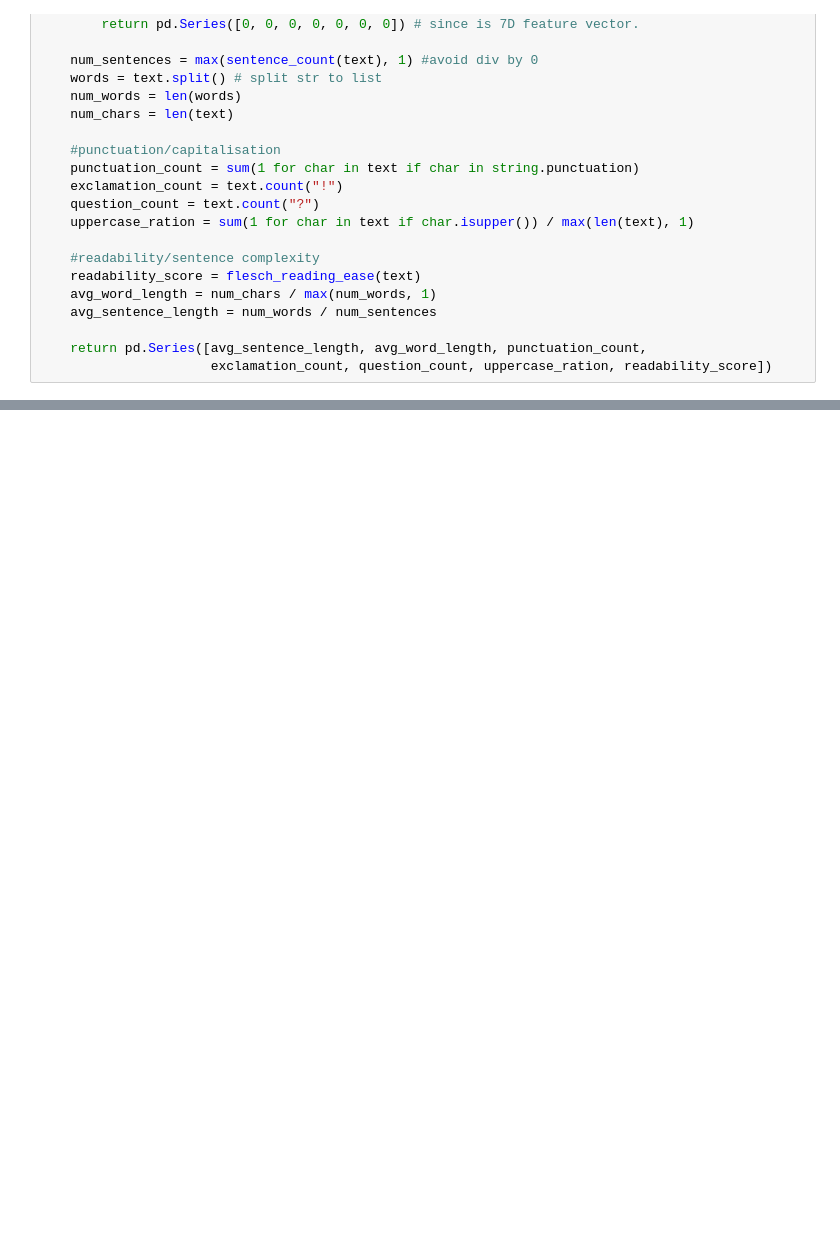
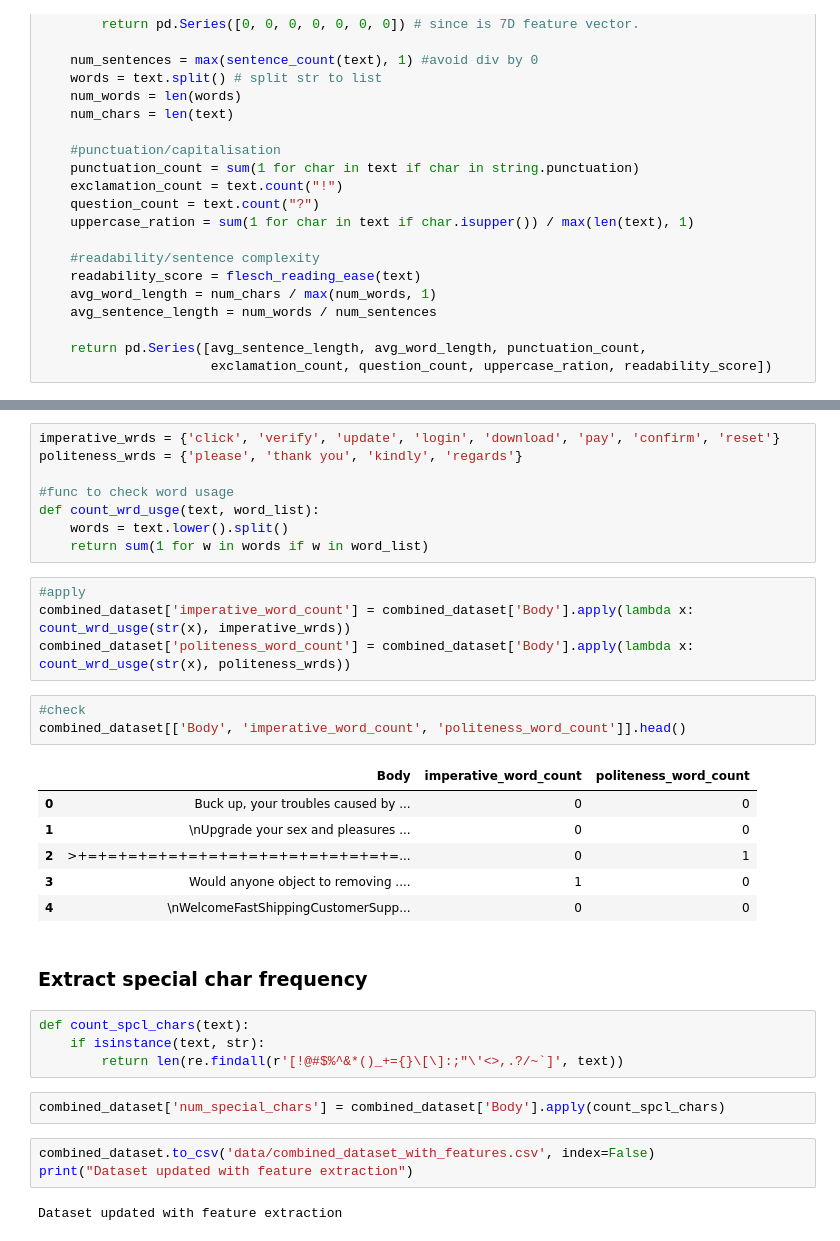
Before and after one commit to EllenBritton-LeBihan/COMP3000-Computing-Project, a Jupyter notebook: src/dataset_trials_jupyter.ipynb, the cells around one changed output, grey strips where cells are left out. Drawn from its saved outputs; the diff is of its cells as text; blank space fills up the shorter version.

Commit message:
Updated RF model and undergone better data preprocessing for contextual application in project. Testing if works when integrating with flask app.

```diff
--- a/src/dataset_trials_jupyter.ipynb
+++ b/src/dataset_trials_jupyter.ipynb
@@ -182,0 +243,35 @@ AttributeError: module 'pandas' has no attribute 'insull'
+# %%
+imperative_wrds = {'click', 'verify', 'update', 'login', 'download', 'pay', 'confirm', 'reset'}
+politeness_wrds = {'please', 'thank you', 'kindly', 'regards'}
+
+#func to check word usage
+def count_wrd_usge(text, word_list):
+    words = text.lower().split()
+    return sum(1 for w in words if w in word_list)
+# %%
+#apply
+combined_dataset['imperative_word_count'] = combined_dataset['Body'].apply(lambda x: count_wrd_usge(str(x), imperative_wrds))
+combined_dataset['politeness_word_count'] = combined_dataset['Body'].apply(lambda x: count_wrd_usge(str(x), politeness_wrds))
+# %%
+#check
+combined_dataset[['Body', 'imperative_word_count', 'politeness_word_count']].head()
+# %% [output]
+|  | Body | imperative_word_count | politeness_word_count |
+| 0 | Buck up, your troubles caused by ... | 0 | 0 |
+| 1 | \nUpgrade your sex and pleasures ... | 0 | 0 |
+| 2 | >+=+=+=+=+=+=+=+=+=+=+=+=+=+=+=+=... | 0 | 1 |
+| 3 | Would anyone object to removing .... | 1 | 0 |
+| 4 | \nWelcomeFastShippingCustomerSupp... | 0 | 0 |
+# %% [markdown]
+<h3> Extract special char frequency</h3>
+# %%
+def count_spcl_chars(text):
+    if isinstance(text, str):
+        return len(re.findall(r'[!@#$%^&*()_+={}\[\]:;"\'<>,.?/~`]', text))
+# %%
+combined_dataset['num_special_chars'] = combined_dataset['Body'].apply(count_spcl_chars)
+# %%
+combined_dataset.to_csv('data/combined_dataset_with_features.csv', index=False)
+print("Dataset updated with feature extraction")
+# %% [output]
+Dataset updated with feature extraction
```
Also changed, not shown: parts of 21 cells of this notebook, 2 other files.
